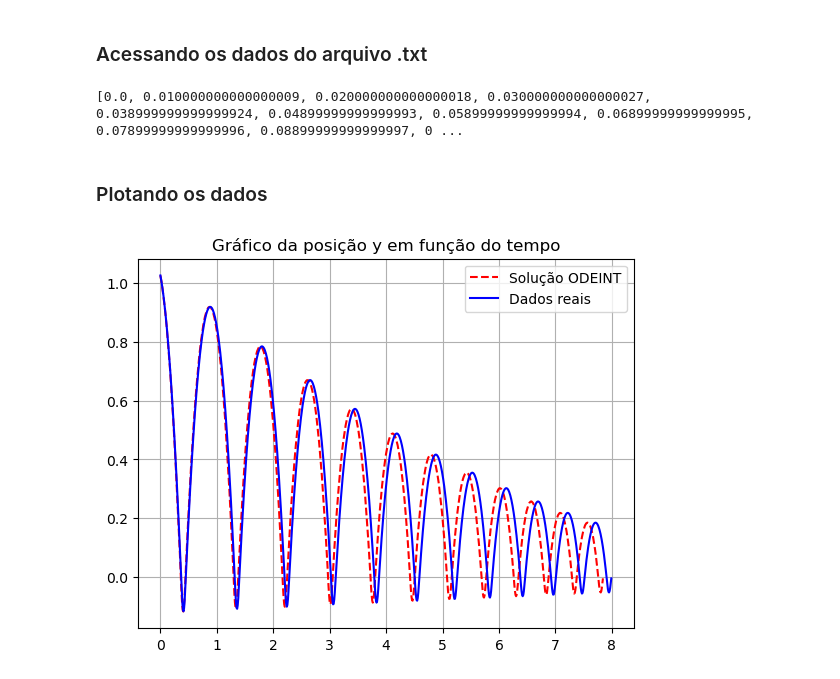
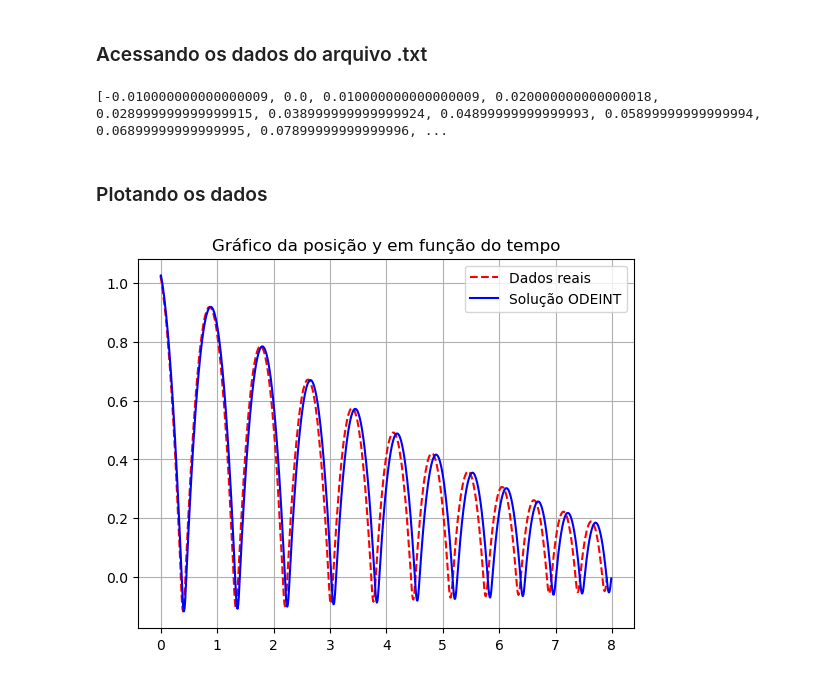
Before and after one commit to enzojunq/Modelagem-Cama-Elastica, a Jupyter notebook: P3.ipynb, the cells around one changed output. Saved outputs shown, nothing was run; the diff lists cells and outputs as text; code cells hidden in the pictures.

```diff
--- a/P3.ipynb
+++ b/P3.ipynb
@@ -104,7 +104,5 @@ lista_tempo = []
 for i in range(len(solucao)):
     lista_altura.append(float(solucao[i].split(',')[0]))
     lista_tempo.append(float(solucao[i].split(',')[1]) - 1.344 )
-
-print(lista_tempo)
 # %% [output]
-[0.0, 0.010000000000000009, 0.020000000000000018, 0.030000000000000027, 0.038999999999999924, 0.04899999999999993, 0.05899999999999994, 0.06899999999999995, 0.07899999999999996, 0.08899999999999997, 0 ...
+[-0.010000000000000009, 0.0, 0.010000000000000009, 0.020000000000000018, 0.028999999999999915, 0.038999999999999924, 0.04899999999999993, 0.05899999999999994, 0.06899999999999995, 0.07899999999999996, ...
@@ -149,11 +109,11 @@ print(lista_tempo)
 # %% [markdown]
 ### Plotando os dados
 # %%
-plt.plot(lista_tempo, lista_altura,'r--',label='Solução ODEINT' )
-plt.plot(tempo, lista_y, label='Dados reais', color='blue')
+plt.plot(lista_tempo, lista_altura,'r--',label='Dados reais' )
+plt.plot(tempo, lista_y, label='Solução ODEINT', color='blue')
 plt.title('Gráfico da posição y em função do tempo')
 plt.legend()
 plt.grid()
 plt.show()
 # %% [output]
-[figure, old version]
+[figure, new version]
```
Also changed, not shown: parts of 1 cell of this notebook, 3 other files.
